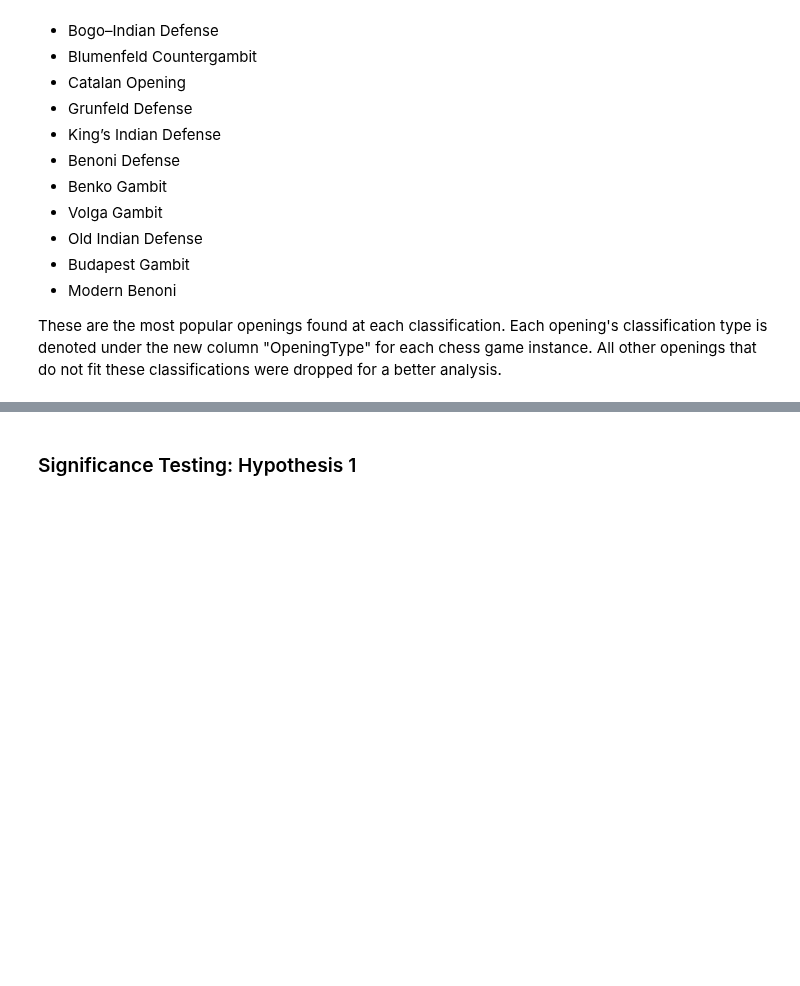
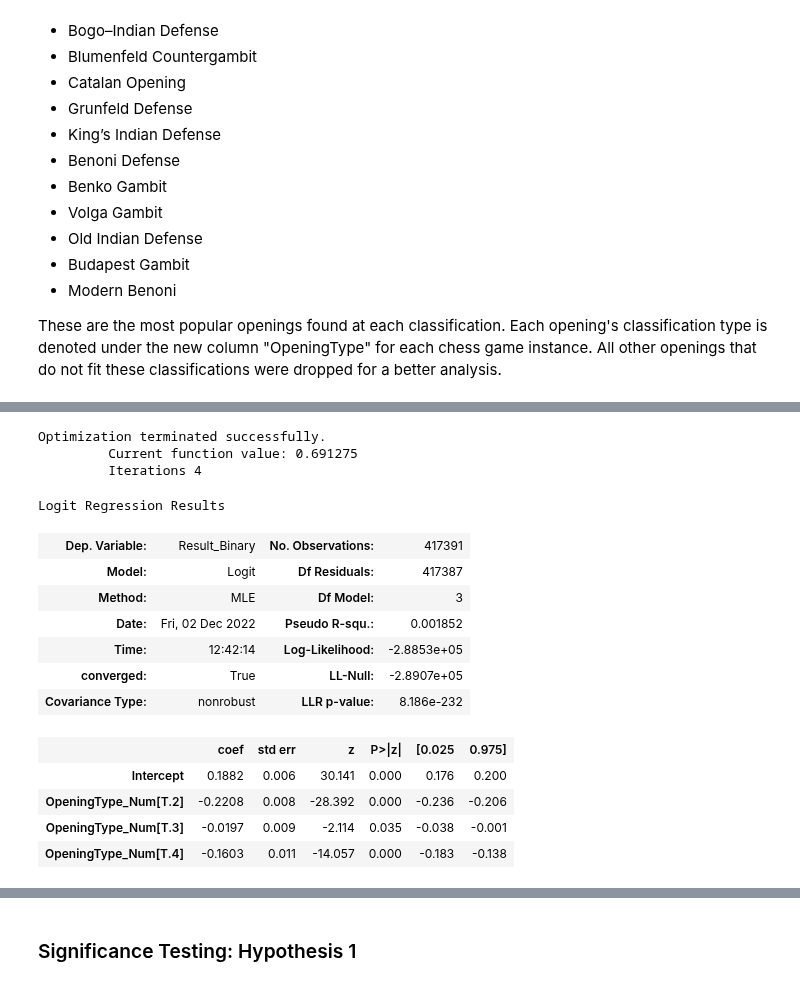
Before and after one commit to jeanie-liu/chess_win_predictor, a Jupyter notebook: phase4.ipynb, the cells around one changed output, grey strips where cells are left out. Drawn from its saved outputs; the diff is of its cells as text; code cells hidden in the pictures; blank space fills up the shorter version.

```diff
--- a/phase4.ipynb
+++ b/phase4.ipynb
@@ -514,0 +512,20 @@ Logit Regression Results
+# %%
+ratingdiff_logistic_model = smf.logit('Result_Binary ~ OpeningType_Num', data = chess_games_cleaned)
+ratingdiff_logistic_model.fit().summary()
+# %% [output]
+Optimization terminated successfully.
+         Current function value: 0.691275
+         Iterations 4
+Logit Regression Results
+| Dep. Variable: | Result_Binary | No. Observations: | 417391 |
+| Model: | Logit | Df Residuals: | 417387 |
+| Method: | MLE | Df Model: | 3 |
+| Date: | Fri, 02 Dec 2022 | Pseudo R-squ.: | 0.001852 |
+| Time: | 12:42:14 | Log-Likelihood: | -2.8853e+05 |
+| converged: | True | LL-Null: | -2.8907e+05 |
+| Covariance Type: | nonrobust | LLR p-value: | 8.186e-232 |
+|  | coef | std err | z | P>|z| | [0.025 | 0.975] |
+| Intercept | 0.1882 | 0.006 | 30.141 | 0.000 | 0.176 | 0.200 |
+| OpeningType_Num[T.2] | -0.2208 | 0.008 | -28.392 | 0.000 | -0.236 | -0.206 |
+| OpeningType_Num[T.3] | -0.0197 | 0.009 | -2.114 | 0.035 | -0.038 | -0.001 |
+| OpeningType_Num[T.4] | -0.1603 | 0.011 | -14.057 | 0.000 | -0.183 | -0.138 |
```
Also changed, not shown: parts of 28 cells of this notebook.
